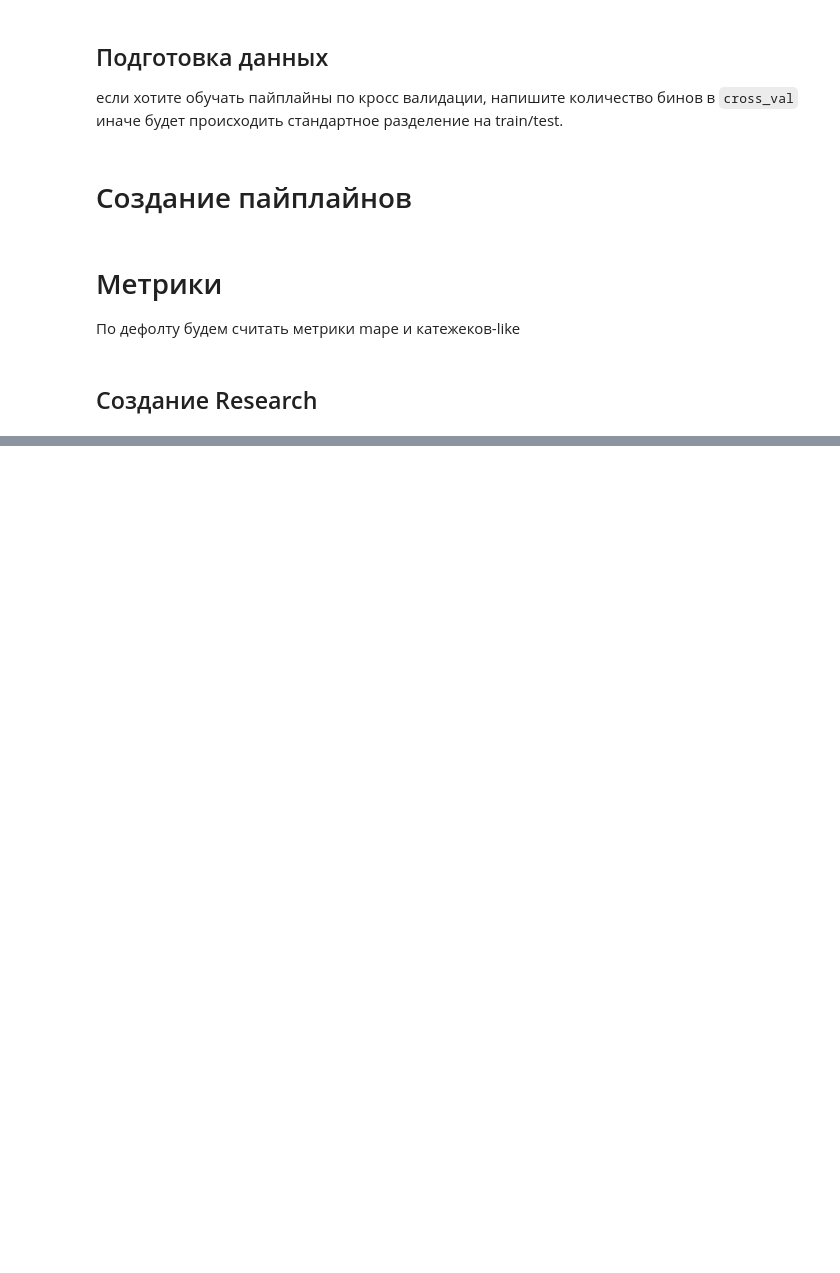
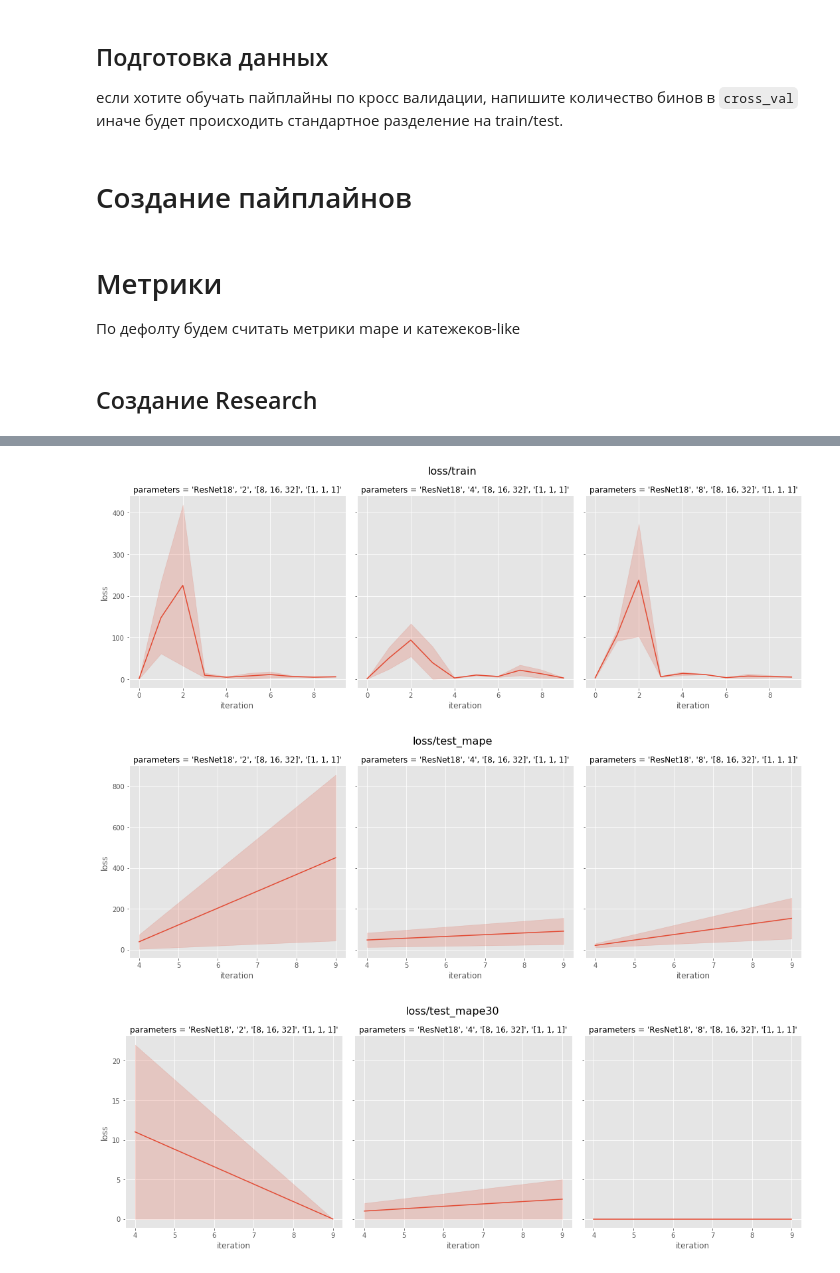
Before and after one commit to analysiscenter/radial, a Jupyter notebook: research/research_cv.ipynb, the cells around one changed output, grey strips where cells are left out. Saved outputs shown, nothing was run; the diff lists cells and outputs as text; code cells hidden in the pictures; blank space fills up the shorter version.

Commit message:
updated research cv notebook, added an oppotunity to draw results from one research

```diff
--- a/research/research_cv.ipynb
+++ b/research/research_cv.ipynb
@@ -56,8 +110,8 @@ model_config = {
     'initial_block/inputs': 'points',
     'head': dict(layout='f',
                  units=1),
-    'body/num_blocks': [1, 1, 1],
-    'body/filters': [8, 16, 32],
+    'body/num_blocks': C('num_blocks'),
+    'body/filters': C('bla'),
     'initial_block/filters': C('filters'),
     'loss': 'mse',
     'optimizer': 'Adam'
@@ -107,42 +175,20 @@ def save_model(iteration, experiment, pipeline, model_name, path='./'):
 ## Создание Research
 # %%
 # измени на свои параметры
-opts = Option('model', [ResNet18, ResNet34]) \
-      * Option('filters', [4, 8, 16])
+opts = Option('model', [ResNet18]) \
+       * Option('filters', [2, 4, 8]) * Option('bla', [[8, 16, 32]]) * Option('num_blocks', [[1, 1, 1]])
 
 research = (Research()
-            .pipeline(train_pipeline, variables='loss', name='train')
+            .pipeline(train_pipeline, variables='loss', name='train', logging=True)
             .pipeline(test_pipeline, name='test', execute='%5',
-                      run=True, import_from='train')
+                      run=True, import_from='train', logging=True)
             .grid(opts)
             .function(get_mape, returns='loss', name='test_mape',
                       execute='%5', pipeline='test')
             .function(get_mape30, returns='loss', name='test_mape30',
                       execute='%5', pipeline='test')
+            .function(get_ape, returns='metrics', name='test_ape',
+                     execute=-1, pipeline='test')
             .function(save_model, execute=-1, pipeline='train',
-                  model_name='model', path='saved_models/')
+                      model_name='model', path='saved_models/')
 )
-# %%
-def execute_research_with_cv(cross_val, res, dataset, n_reps, n_iters, research_name='research'):
-    """execute research with given parameters"""
-    research = deepcopy(res)
-    if not isinstance(dataset, list):
-        train = Research().pipeline(train_pipeline<<dataset.train, variables='loss', name='train')
-        test = Research().pipeline(train_pipeline<<dataset.test, name='test', execute='%5', run=True, import_from='train')
-        research.executables['train'] = train.executables['train']
-        research.executables['test'] = test.executables['test']
-        research.run(n_reps=n_reps, n_iters=n_iters, name=research_name, progress_bar=True)
-        return research
-
-    research_list = []
-    print('number of bins: ', cross_val)
-    for i in range(cross_val):
-        research = deepcopy(res)
-        train = Research().pipeline(train_pipeline<<dataset[i][0], variables='loss', name='train')
-        test = Research().pipeline(train_pipeline<<dataset[i][1], name='test', execute='%5', run=True, import_from='train')
-        research.executables['train'] = train.executables['train']
-        research.executables['test'] = test.executables['test']
-        research_name_cv = research_name + '_cv_%d' % i
-        research.run(n_reps=n_reps, n_iters=n_iters, name=research_name_cv, progress_bar=True)
-        research_list.append(research)
-    return research_list
@@ -158,0 +238,2 @@ Distributor has 6 jobs with 1 iterations. Totally: 6
+# %%
+res = execute_research_with_cv(train_pipeline, test_pipeline, cross_val, research, dataset, 2, 10)
@@ -158,0 +248,6 @@ Distributor has 6 jobs with 1 iterations. Totally: 6
+# %%
+draw_stats(res[0], ['train', 'test_mape', 'test_mape30'], ['loss', 'metrics'], 'test_ape', 'metrics')
+# %% [output]
+[figure, added]
+[figure, added]
+[figure, added]
```
Also changed, not shown: parts of 9 cells of this notebook.
